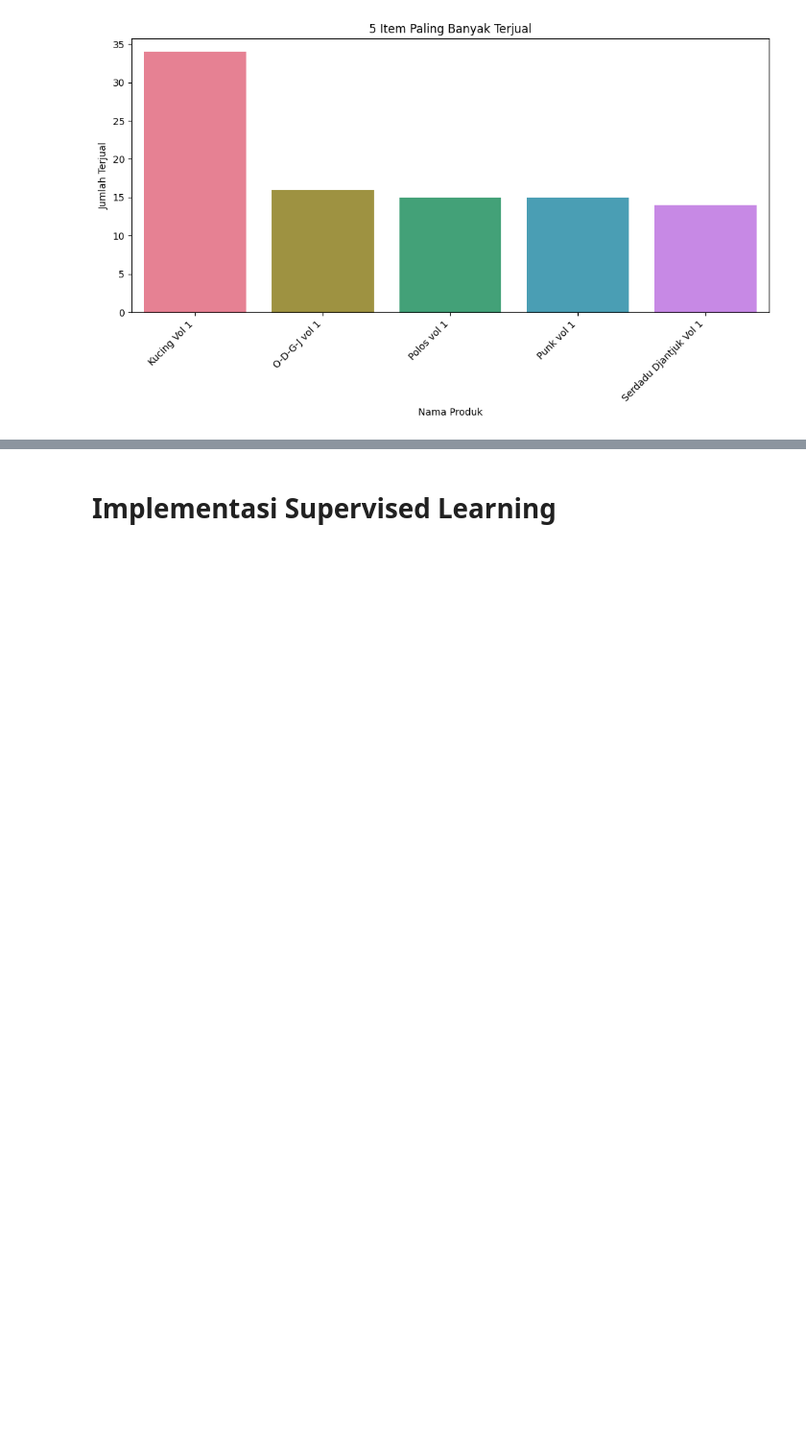
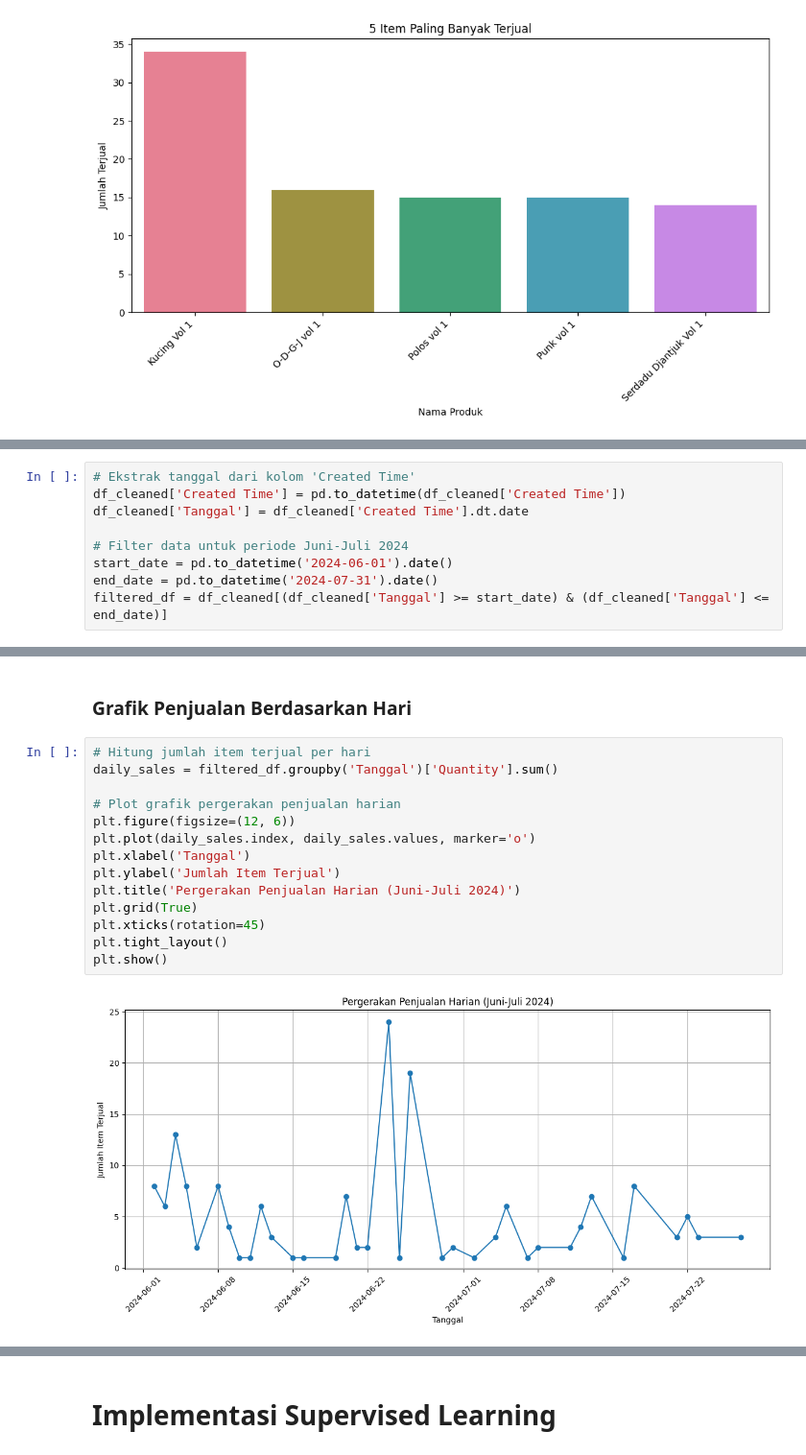
Before and after one commit to adityadarmawann/Analisis-Penjualan-Fashion-Tilang, a Jupyter notebook: Projek-KP.ipynb, the cells around one changed output, grey strips where cells are left out. Shown at 96% size. Cells and saved outputs as stored; diff of their text form; blank space fills up the shorter version.

```diff
--- a/Projek-KP.ipynb
+++ b/Projek-KP.ipynb
@@ -291,0 +309,9 @@ Passing `palette` without assigning `hue` is deprecated and will be removed in v
+# %%
+# Ekstrak tanggal dari kolom 'Created Time'
+df_cleaned['Created Time'] = pd.to_datetime(df_cleaned['Created Time'])
+df_cleaned['Tanggal'] = df_cleaned['Created Time'].dt.date
+
+# Filter data untuk periode Juni-Juli 2024
+start_date = pd.to_datetime('2024-06-01').date()
+end_date = pd.to_datetime('2024-07-31').date()
+filtered_df = df_cleaned[(df_cleaned['Tanggal'] >= start_date) & (df_cleaned['Tanggal'] <= end_date)]
@@ -291,0 +329,18 @@ Passing `palette` without assigning `hue` is deprecated and will be removed in v
+# %% [markdown]
+### Grafik Penjualan Berdasarkan Hari
+# %%
+# Hitung jumlah item terjual per hari
+daily_sales = filtered_df.groupby('Tanggal')['Quantity'].sum()
+
+# Plot grafik pergerakan penjualan harian
+plt.figure(figsize=(12, 6))
+plt.plot(daily_sales.index, daily_sales.values, marker='o')
+plt.xlabel('Tanggal')
+plt.ylabel('Jumlah Item Terjual')
+plt.title('Pergerakan Penjualan Harian (Juni-Juli 2024)')
+plt.grid(True)
+plt.xticks(rotation=45)
+plt.tight_layout()
+plt.show()
+# %% [output]
+[figure, added]
```
Also changed, not shown: parts of 44 cells of this notebook.
